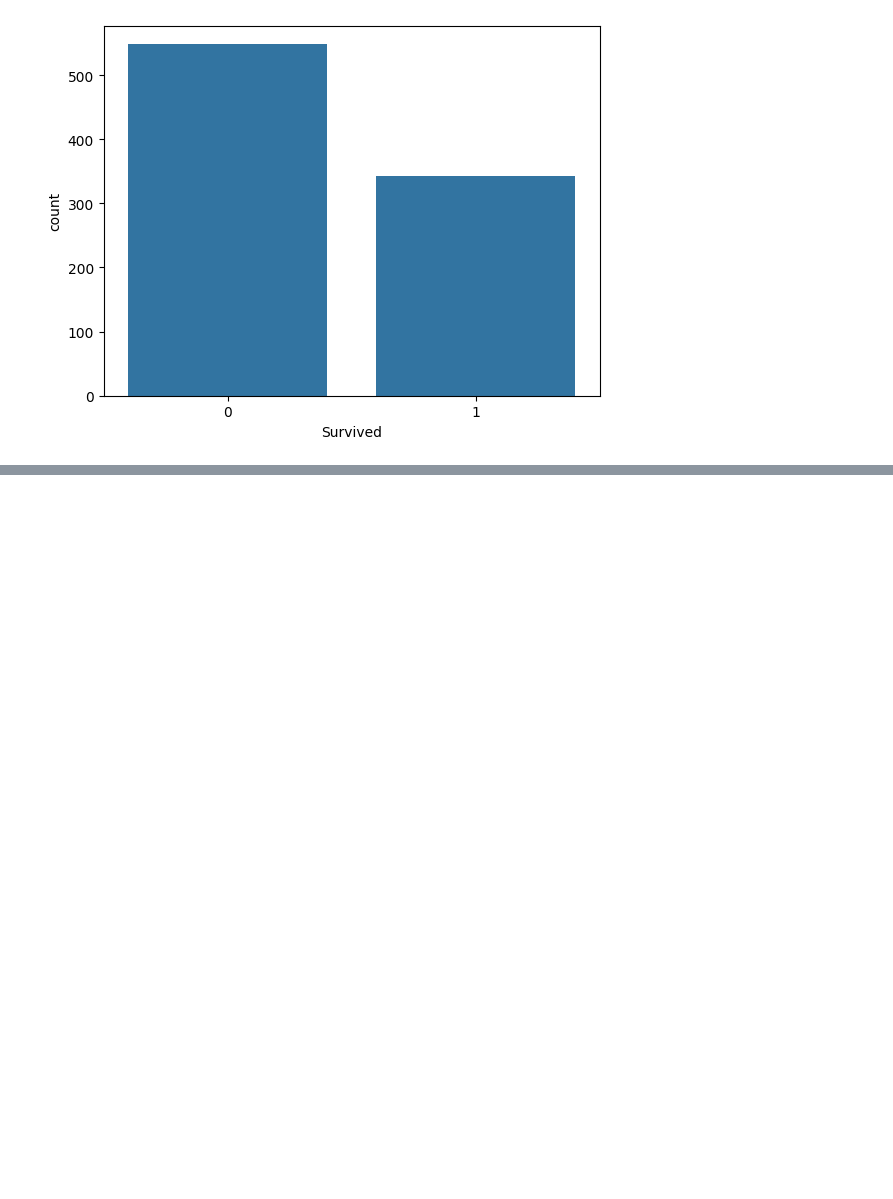
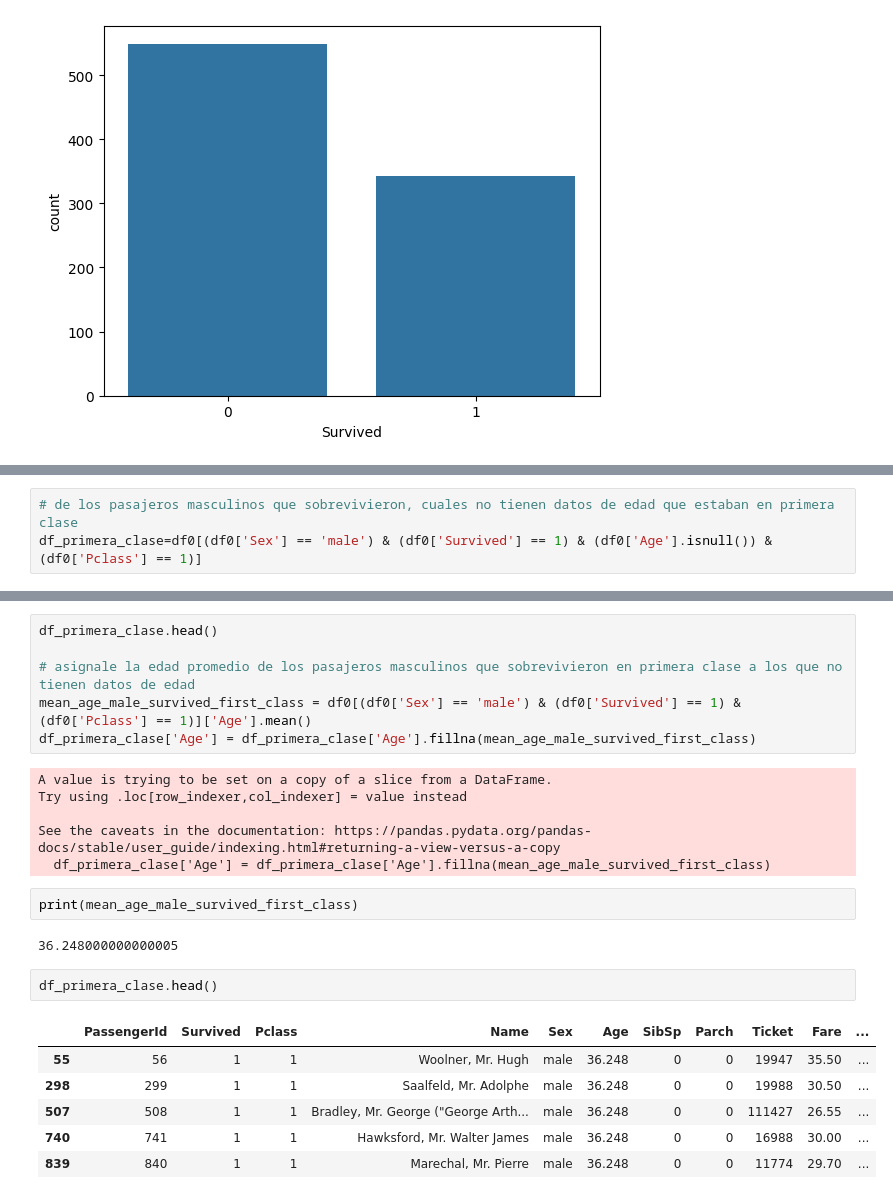
Before and after one commit to gabmata22/fundamentos-de-pandas, a Jupyter notebook: titanic.ipynb, the cells around one changed output, grey strips where cells are left out. Saved outputs shown, nothing was run; the diff lists cells and outputs as text; blank space fills up the shorter version.

```diff
--- a/titanic.ipynb
+++ b/titanic.ipynb
@@ -345,0 +436,3 @@ sns.catplot(x='Sex', col='Survived', data=df0, kind='count')
+# %%
+# de los pasajeros masculinos que sobrevivieron, cuales no tienen datos de edad que estaban en primera clase
+df_primera_clase=df0[(df0['Sex'] == 'male') & (df0['Survived'] == 1) & (df0['Age'].isnull()) & (df0['Pclass'] == 1)]
@@ -345,0 +462,25 @@ sns.catplot(x='Sex', col='Survived', data=df0, kind='count')
+# %%
+df_primera_clase.head()
+
+# asignale la edad promedio de los pasajeros masculinos que sobrevivieron en primera clase a los que no tienen datos de edad
+mean_age_male_survived_first_class = df0[(df0['Sex'] == 'male') & (df0['Survived'] == 1) & (df0['Pclass'] == 1)]['Age'].mean()
+df_primera_clase['Age'] = df_primera_clase['Age'].fillna(mean_age_male_survived_first_class)
+# %% [output]
+A value is trying to be set on a copy of a slice from a DataFrame.
+Try using .loc[row_indexer,col_indexer] = value instead
+
+See the caveats in the documentation: https://pandas.pydata.org/pandas-docs/stable/user_guide/indexing.html#returning-a-view-versus-a-copy
+  df_primera_clase['Age'] = df_primera_clase['Age'].fillna(mean_age_male_survived_first_class)
+# %%
+print(mean_age_male_survived_first_class)
+# %% [output]
+36.248000000000005
+# %%
+df_primera_clase.head()
+# %% [output]
+|  | PassengerId | Survived | Pclass | Name | Sex | Age | SibSp | Parch | Ticket | Fare | ... |
+| 55 | 56 | 1 | 1 | Woolner, Mr. Hugh | male | 36.248 | 0 | 0 | 19947 | 35.50 | ... |
+| 298 | 299 | 1 | 1 | Saalfeld, Mr. Adolphe | male | 36.248 | 0 | 0 | 19988 | 30.50 | ... |
+| 507 | 508 | 1 | 1 | Bradley, Mr. George ("George Arth... | male | 36.248 | 0 | 0 | 111427 | 26.55 | ... |
+| 740 | 741 | 1 | 1 | Hawksford, Mr. Walter James | male | 36.248 | 0 | 0 | 16988 | 30.00 | ... |
+| 839 | 840 | 1 | 1 | Marechal, Mr. Pierre | male | 36.248 | 0 | 0 | 11774 | 29.70 | ... |
```
Also changed, not shown: parts of 20 cells of this notebook.
